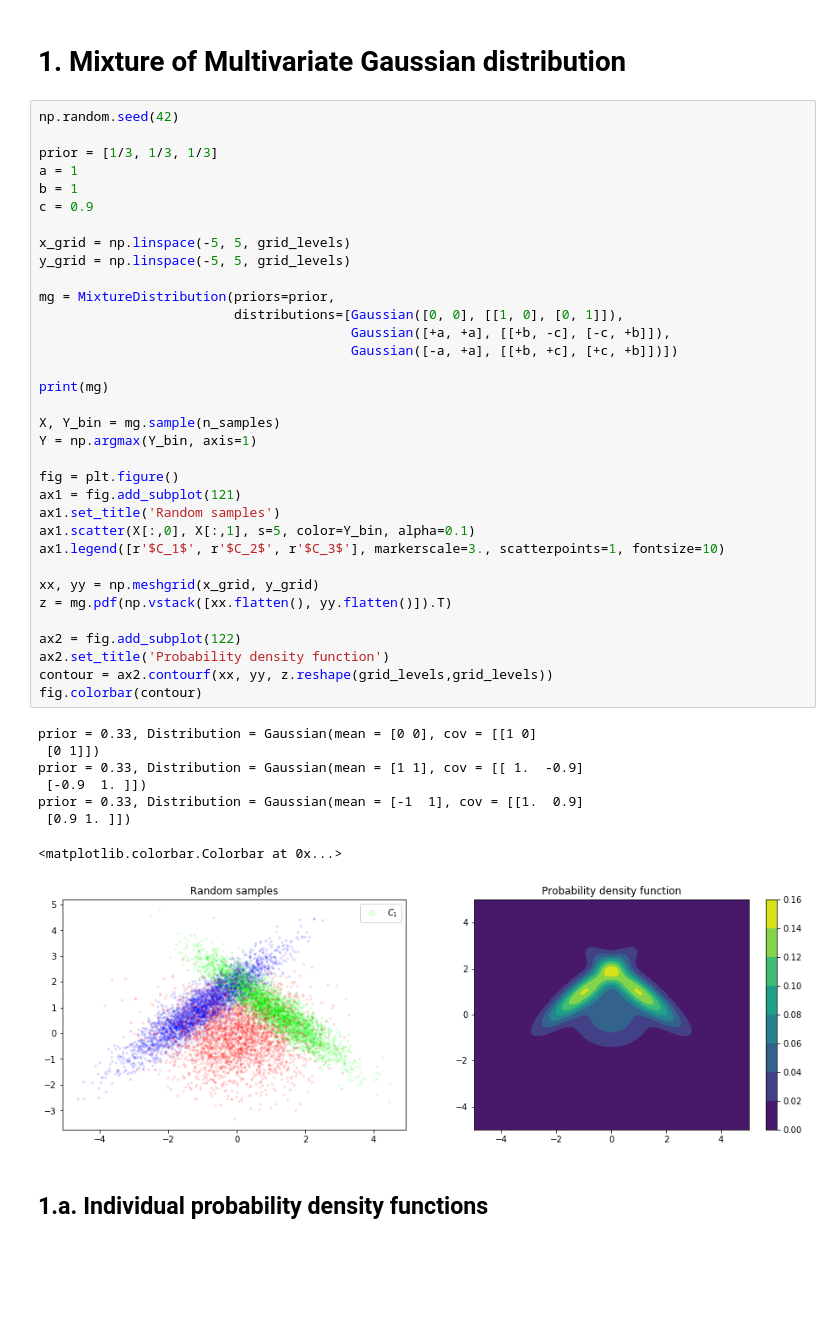
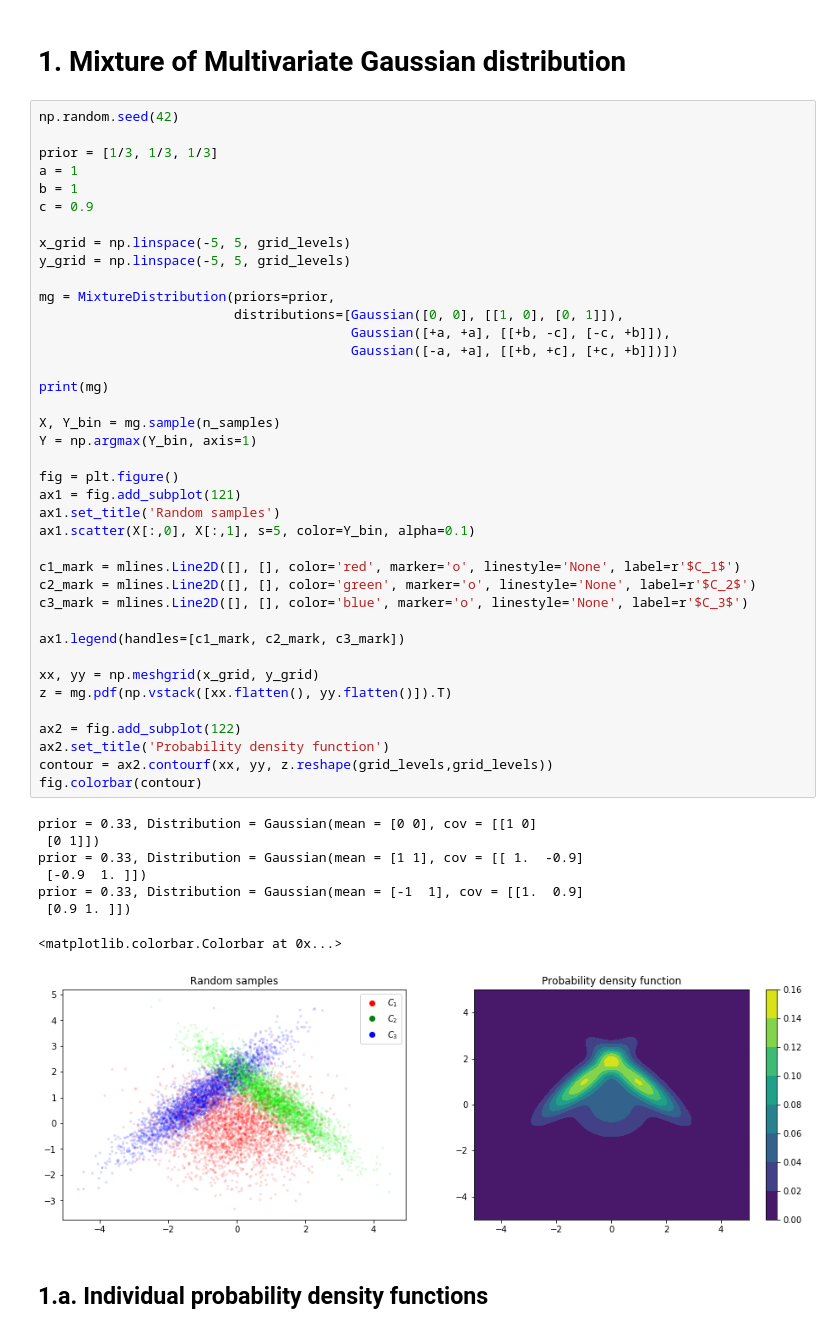
Before and after one commit to dirichletcal/experiments_neurips, a Jupyter notebook: notebooks/synthetic_data_gaussian_mixture_example.ipynb, the cells around one changed output. Drawn from its saved outputs; the diff is of its cells as text; blank space fills up the shorter version.

Commit message:
Added legend for the samples

```diff
--- a/notebooks/synthetic_data_gaussian_mixture_example.ipynb
+++ b/notebooks/synthetic_data_gaussian_mixture_example.ipynb
@@ -42,35 +44,40 @@ y_grid = np.linspace(-5, 5, grid_levels)
 mg = MixtureDistribution(priors=prior,
                          distributions=[Gaussian([0, 0], [[1, 0], [0, 1]]),
                                         Gaussian([+a, +a], [[+b, -c], [-c, +b]]),
                                         Gaussian([-a, +a], [[+b, +c], [+c, +b]])])
 
 print(mg)
 
 X, Y_bin = mg.sample(n_samples)
 Y = np.argmax(Y_bin, axis=1)
 
 fig = plt.figure()
 ax1 = fig.add_subplot(121)
 ax1.set_title('Random samples')
 ax1.scatter(X[:,0], X[:,1], s=5, color=Y_bin, alpha=0.1)
-ax1.legend([r'$C_1$', r'$C_2$', r'$C_3$'], markerscale=3., scatterpoints=1, fontsize=10)
+
+c1_mark = mlines.Line2D([], [], color='red', marker='o', linestyle='None', label=r'$C_1$')
+c2_mark = mlines.Line2D([], [], color='green', marker='o', linestyle='None', label=r'$C_2$')
+c3_mark = mlines.Line2D([], [], color='blue', marker='o', linestyle='None', label=r'$C_3$')
+
+ax1.legend(handles=[c1_mark, c2_mark, c3_mark])
 
 xx, yy = np.meshgrid(x_grid, y_grid)
 z = mg.pdf(np.vstack([xx.flatten(), yy.flatten()]).T)
 
 ax2 = fig.add_subplot(122)
 ax2.set_title('Probability density function')
 contour = ax2.contourf(xx, yy, z.reshape(grid_levels,grid_levels))
 fig.colorbar(contour)
 # %% [output]
 prior = 0.33, Distribution = Gaussian(mean = [0 0], cov = [[1 0]
  [0 1]])
 prior = 0.33, Distribution = Gaussian(mean = [1 1], cov = [[ 1.  -0.9]
  [-0.9  1. ]])
 prior = 0.33, Distribution = Gaussian(mean = [-1  1], cov = [[1.  0.9]
  [0.9 1. ]])
 <matplotlib.colorbar.Colorbar at 0x...>
-[figure, old version]
+[figure, new version]
 # %% [markdown]
 ## 1.a. Individual probability density functions
 # %%
```
Also changed, not shown: parts of 1 cell of this notebook.
